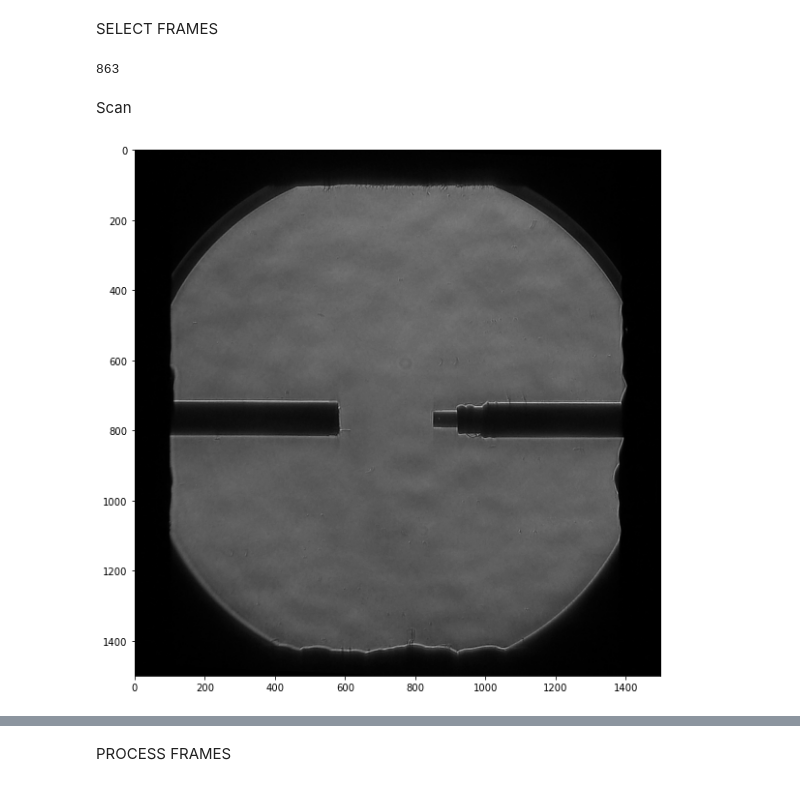
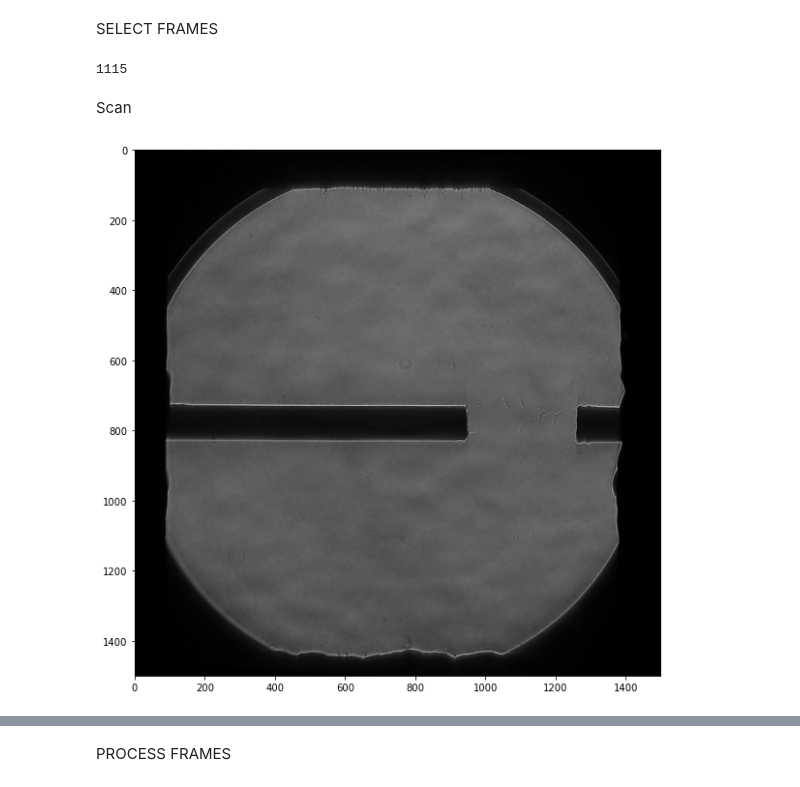
Before and after one commit to charlies-b/schlieren-image-processing, a Jupyter notebook: 23-07-28_mp4-processing.ipynb, the cells around one changed output, grey strips where cells are left out. Saved outputs shown, nothing was run; the diff lists cells and outputs as text; code cells hidden in the pictures.

```diff
--- a/23-07-28_mp4-processing.ipynb
+++ b/23-07-28_mp4-processing.ipynb
@@ -12,11 +12,11 @@ SELECT FILE
 # filename = '23-07-28_schlieren-03_fluoro-2to3mm-593ccm.MP4'
 # filename = '23-07-28_schlieren-04_fluoro-1to3mm-1067ccm.MP4'
 # filename = '23-07-28_schlieren-05_fluoro-3to1mm-1084ccm.MP4'
-filename = '23-07-28_schlieren-06_fluoro-3to1mm-417ccm.MP4'
+# filename = '23-07-28_schlieren-06_fluoro-3to1mm-417ccm.MP4'
 # filename = '23-07-28_schlieren-07_fluoro-1to3mm-417ccm.MP4'
 # filename = '23-07-28_schlieren-08_fluoro-3to3mm-573ccm-flow-989ccm-purge.MP4'
 # filename = '23-07-28_schlieren-09_fluoro-3to3mm-906ccm-flow-599ccm-purge.MP4'
-# filename = '23-07-28_schlieren-10_fluoro-3to3mm-959ccm-flow-550ccm-purge.MP4'
+filename = '23-07-28_schlieren-10_fluoro-3to3mm-959ccm-flow-550ccm-purge.MP4'
 # %%
 path = 'data/' + filename
 capture = cv.VideoCapture(path)
@@ -92,13 +92,13 @@ def get_frames(capture):
 frames = get_frames(capture)
 len(frames)
 # %% [output]
-863
+1115
 # %% [markdown]
 Scan
 # %%
-n = 350 # set start
+n = 120 # set start
 plt = show_frame(frames[n])
 plt.show()
 # %% [output]
-[figure, old version]
+[figure, new version]
 # %%
```
Also changed, not shown: parts of 6 cells of this notebook, 5 other files.
